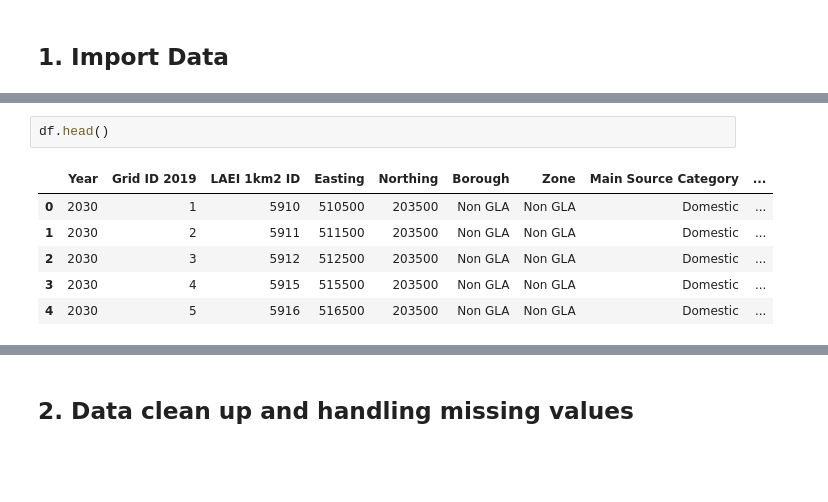
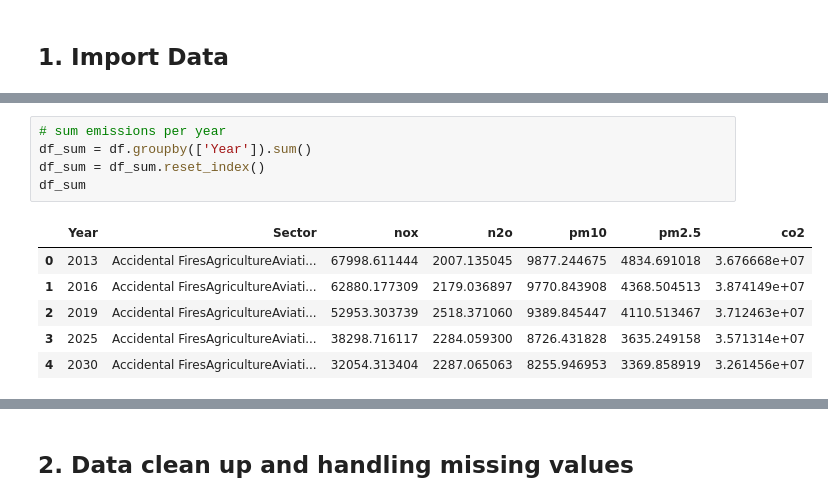
Before and after one commit to danilopsss/uol_group_d, a Jupyter notebook: ipynb_files/svm.ipynb, the cells around one changed output, grey strips where cells are left out. Cells and saved outputs as stored; diff of their text form; blank space fills up the shorter version.

```diff
--- a/ipynb_files/svm.ipynb
+++ b/ipynb_files/svm.ipynb
@@ -35,12 +43,15 @@ array([2030, 2025, 2019, 2016, 2013])
-# %%
-df.head()
-# %% [output]
-|  | Year | Grid ID 2019 | LAEI 1km2 ID | Easting | Northing | Borough | Zone | Main Source Category | ... |
-| 0 | 2030 | 1 | 5910 | 510500 | 203500 | Non GLA | Non GLA | Domestic | ... |
-| 1 | 2030 | 2 | 5911 | 511500 | 203500 | Non GLA | Non GLA | Domestic | ... |
-| 2 | 2030 | 3 | 5912 | 512500 | 203500 | Non GLA | Non GLA | Domestic | ... |
-| 3 | 2030 | 4 | 5915 | 515500 | 203500 | Non GLA | Non GLA | Domestic | ... |
-| 4 | 2030 | 5 | 5916 | 516500 | 203500 | Non GLA | Non GLA | Domestic | ... |
+# %%
+# sum emissions per year
+df_sum = df.groupby(['Year']).sum()
+df_sum = df_sum.reset_index()
+df_sum
+# %% [output]
+|  | Year | Sector | nox | n2o | pm10 | pm2.5 | co2 |
+| 0 | 2013 | Accidental FiresAgricultureAviati... | 67998.611444 | 2007.135045 | 9877.244675 | 4834.691018 | 3.676668e+07 |
+| 1 | 2016 | Accidental FiresAgricultureAviati... | 62880.177309 | 2179.036897 | 9770.843908 | 4368.504513 | 3.874149e+07 |
+| 2 | 2019 | Accidental FiresAgricultureAviati... | 52953.303739 | 2518.371060 | 9389.845447 | 4110.513467 | 3.712463e+07 |
+| 3 | 2025 | Accidental FiresAgricultureAviati... | 38298.716117 | 2284.059300 | 8726.431828 | 3635.249158 | 3.571314e+07 |
+| 4 | 2030 | Accidental FiresAgricultureAviati... | 32054.313404 | 2287.065063 | 8255.946953 | 3369.858919 | 3.261456e+07 |
 # %%
 # filter training data
 df = df[df['Year'].isin([2013, 2016, 2019, 2025])]
```
Also changed, not shown: parts of 19 cells of this notebook.
